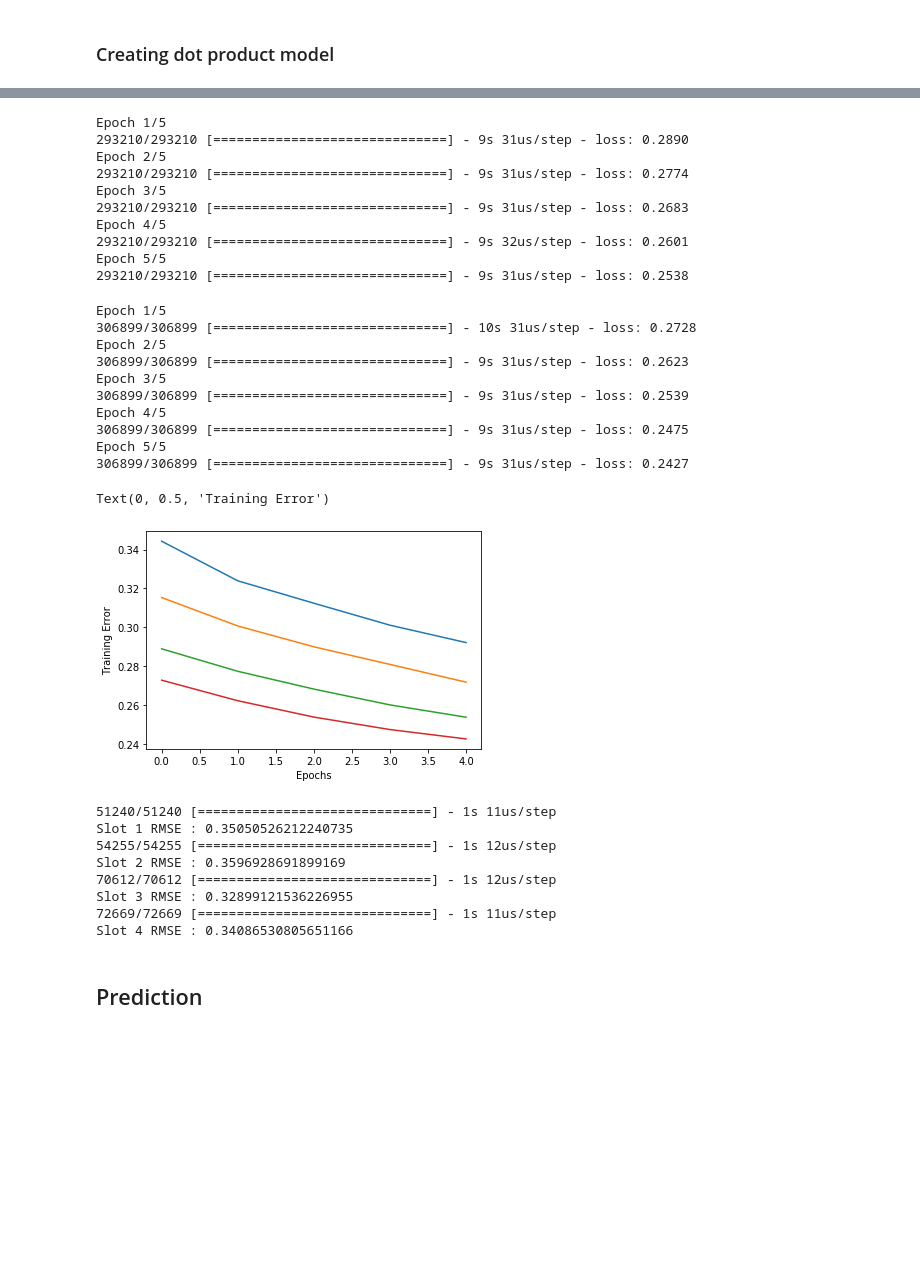
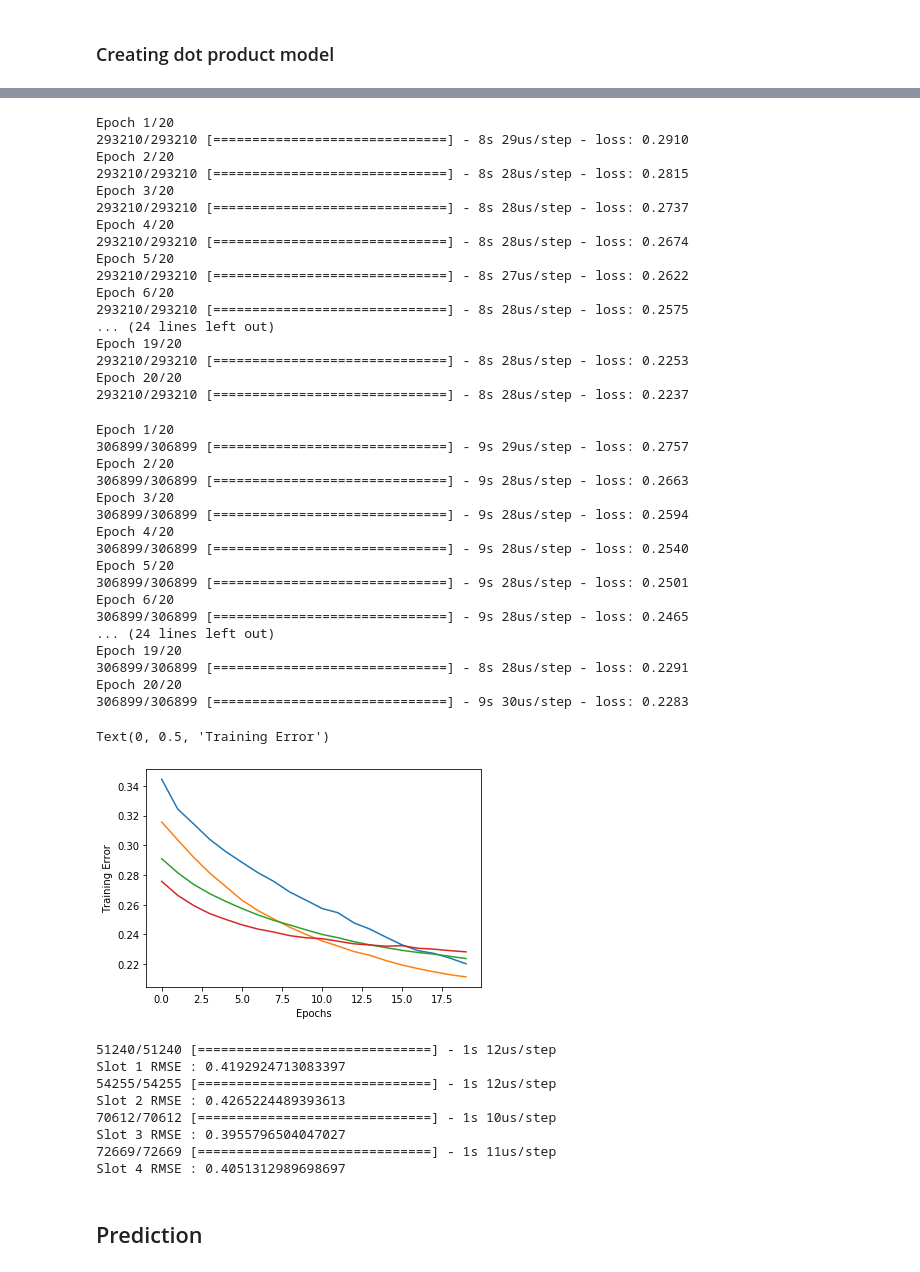
Before and after one commit to hemangbehl/Time-Aware-Music-Recommedation-System-Lastfm, a Jupyter notebook: Keras Regression/Keras regression.ipynb, the cells around one changed output, grey strips where cells are left out. Cells and saved outputs as stored; diff of their text form; code cells hidden in the pictures; blank space fills up the shorter version.

```diff
--- a/Keras Regression/Keras regression.ipynb
+++ b/Keras Regression/Keras regression.ipynb
@@ -19,7 +19,7 @@ Using TensorFlow backend.
 ### LastFm Data Loading
 # %%
 %%time
-df = pd.read_csv("../../Dataset/lastfm/userid-timestamp-artid-artname-traid-traname.tsv", sep="\t", error_bad_lines=False, header = None)
+df = pd.read_csv("../../../Dataset/lastfm/userid-timestamp-artid-artname-traid-traname.tsv", sep="\t", error_bad_lines=False, header = None)
 # %% [output]
 b'Skipping line 2120260: expected 6 fields, saw 8\n'
 b'Skipping line 2446318: expected 6 fields, saw 8\n'
@@ -555,25 +559,25 @@ model_4.compile('adam', 'mean_squared_error')
 # %%
 from keras.models import load_model
 
-history = model_1.fit([train_user_song_count_df_first['userid'], train_user_song_count_df_first['songid']], train_user_song_count_df_first['rating'], epochs=5, verbose=1, shuffle=False)
+history = model_1.fit([train_user_song_count_df_first['userid'], train_user_song_count_df_first['songid']], train_user_song_count_df_first['rating'], epochs=20, verbose=1, shuffle=False)
 model_1.save('regression_model_1.h5')
 plt.plot(history.history['loss'])
 plt.xlabel("Epochs")
 plt.ylabel("Training Error")
 
-history = model_2.fit([train_user_song_count_df_second['userid'], train_user_song_count_df_second['songid']], train_user_song_count_df_second['rating'], epochs=5, verbose=1, shuffle=False)
+history = model_2.fit([train_user_song_count_df_second['userid'], train_user_song_count_df_second['songid']], train_user_song_count_df_second['rating'], epochs=20, verbose=1, shuffle=False)
 model_2.save('regression_model_2.h5')
 plt.plot(history.history['loss'])
 plt.xlabel("Epochs")
 plt.ylabel("Training Error")
 
-history = model_3.fit([train_user_song_count_df_third['userid'], train_user_song_count_df_third['songid']], train_user_song_count_df_third['rating'], epochs=5, verbose=1, shuffle=False)
+history = model_3.fit([train_user_song_count_df_third['userid'], train_user_song_count_df_third['songid']], train_user_song_count_df_third['rating'], epochs=20, verbose=1, shuffle=False)
 model_3.save('regression_model_3.h5')
 plt.plot(history.history['loss'])
 plt.xlabel("Epochs")
 plt.ylabel("Training Error")
 
-history = model_4.fit([train_user_song_count_df_fourth['userid'], train_user_song_count_df_fourth['songid']], train_user_song_count_df_fourth['rating'], epochs=5, verbose=1, shuffle=False)
+history = model_4.fit([train_user_song_count_df_fourth['userid'], train_user_song_count_df_fourth['songid']], train_user_song_count_df_fourth['rating'], epochs=20, verbose=1, shuffle=False)
 model_4.save('regression_model_4.h5')
 plt.plot(history.history['loss'])
 plt.xlabel("Epochs")
@@ -602,39 +620,53 @@ Epoch 5/5
-Epoch 1/5
-293210/293210 [==============================] - 9s 31us/step - loss: 0.2890
-Epoch 2/5
-293210/293210 [==============================] - 9s 31us/step - loss: 0.2774
-Epoch 3/5
-293210/293210 [==============================] - 9s 31us/step - loss: 0.2683
-Epoch 4/5
-293210/293210 [==============================] - 9s 32us/step - loss: 0.2601
-Epoch 5/5
-293210/293210 [==============================] - 9s 31us/step - loss: 0.2538
+Epoch 1/20
+293210/293210 [==============================] - 8s 29us/step - loss: 0.2910
+Epoch 2/20
+293210/293210 [==============================] - 8s 28us/step - loss: 0.2815
+Epoch 3/20
+293210/293210 [==============================] - 8s 28us/step - loss: 0.2737
+Epoch 4/20
+293210/293210 [==============================] - 8s 28us/step - loss: 0.2674
+Epoch 5/20
+293210/293210 [==============================] - 8s 27us/step - loss: 0.2622
+Epoch 6/20
+293210/293210 [==============================] - 8s 28us/step - loss: 0.2575
+... (24 lines left out)
+Epoch 19/20
+293210/293210 [==============================] - 8s 28us/step - loss: 0.2253
+Epoch 20/20
+293210/293210 [==============================] - 8s 28us/step - loss: 0.2237
-Epoch 1/5
-306899/306899 [==============================] - 10s 31us/step - loss: 0.2728
-Epoch 2/5
-306899/306899 [==============================] - 9s 31us/step - loss: 0.2623
-Epoch 3/5
-306899/306899 [==============================] - 9s 31us/step - loss: 0.2539
-Epoch 4/5
-306899/306899 [==============================] - 9s 31us/step - loss: 0.2475
-Epoch 5/5
-306899/306899 [==============================] - 9s 31us/step - loss: 0.2427
+Epoch 1/20
+306899/306899 [==============================] - 9s 29us/step - loss: 0.2757
+Epoch 2/20
+306899/306899 [==============================] - 9s 28us/step - loss: 0.2663
+Epoch 3/20
+306899/306899 [==============================] - 9s 28us/step - loss: 0.2594
+Epoch 4/20
+306899/306899 [==============================] - 9s 28us/step - loss: 0.2540
+Epoch 5/20
+306899/306899 [==============================] - 9s 28us/step - loss: 0.2501
+Epoch 6/20
+306899/306899 [==============================] - 9s 28us/step - loss: 0.2465
+... (24 lines left out)
+Epoch 19/20
+306899/306899 [==============================] - 8s 28us/step - loss: 0.2291
+Epoch 20/20
+306899/306899 [==============================] - 9s 30us/step - loss: 0.2283
 Text(0, 0.5, 'Training Error')
-[figure, old version]
+[figure, new version]
 # %%
 print('Slot 1 RMSE : ' + str(model_1.evaluate([test_user_song_count_df_first.userid, test_user_song_count_df_first.songid], test_user_song_count_df_first.rating)))
 print('Slot 2 RMSE : ' + str(model_2.evaluate([test_user_song_count_df_second.userid, test_user_song_count_df_second.songid], test_user_song_count_df_second.rating)))
 print('Slot 3 RMSE : ' + str(model_3.evaluate([test_user_song_count_df_third.userid, test_user_song_count_df_third.songid], test_user_song_count_df_third.rating)))
 print('Slot 4 RMSE : ' + str(model_4.evaluate([test_user_song_count_df_fourth.userid, test_user_song_count_df_fourth.songid], test_user_song_count_df_fourth.rating)))
 # %% [output]
-51240/51240 [==============================] - 1s 11us/step
-Slot 1 RMSE : 0.35050526212240735
+51240/51240 [==============================] - 1s 12us/step
+Slot 1 RMSE : 0.4192924713083397
 54255/54255 [==============================] - 1s 12us/step
-Slot 2 RMSE : 0.3596928691899169
-70612/70612 [==============================] - 1s 12us/step
-Slot 3 RMSE : 0.32899121536226955
+Slot 2 RMSE : 0.4265224489393613
+70612/70612 [==============================] - 1s 10us/step
+Slot 3 RMSE : 0.3955796504047027
 72669/72669 [==============================] - 1s 11us/step
-Slot 4 RMSE : 0.34086530805651166
+Slot 4 RMSE : 0.4051312989698697
 # %% [markdown]
 ## Prediction
 # %%
```
Also changed, not shown: parts of 16 cells of this notebook, 10 other files.
